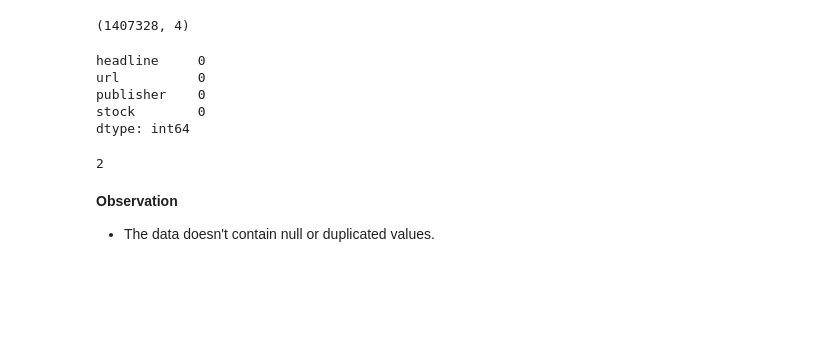
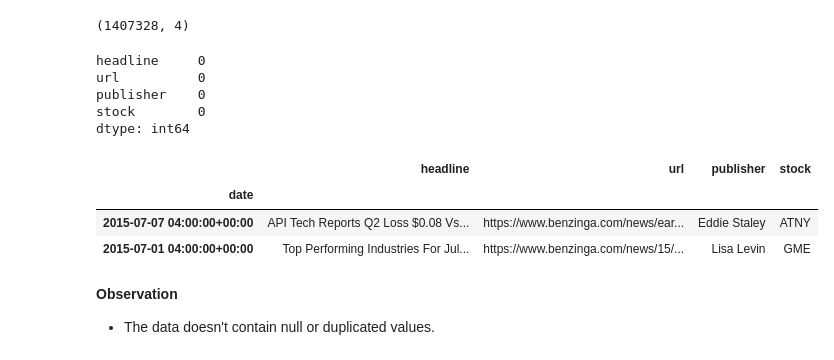
Before and after one commit to Yosef-ft/Stock_Analysis, a Jupyter notebook: notebooks/EDA.ipynb, the cells around one changed output. Cells and saved outputs as stored; diff of their text form; code cells hidden in the pictures; blank space fills up the shorter version.

```diff
--- a/notebooks/EDA.ipynb
+++ b/notebooks/EDA.ipynb
@@ -65,9 +65,12 @@ publisher    0
 stock        0
 dtype: int64
 # %%
-news.duplicated().sum()
+news[news.duplicated()]
 # %% [output]
-2
+|  | headline | url | publisher | stock |
+| date |  |  |  |  |
+| 2015-07-07 04:00:00+00:00 | API Tech Reports Q2 Loss $0.08 Vs... | https://www.benzinga.com/news/ear... | Eddie Staley | ATNY |
+| 2015-07-01 04:00:00+00:00 | Top Performing Industries For Jul... | https://www.benzinga.com/news/15/... | Lisa Levin | GME |
 # %% [markdown]
 **Observation**
 - The data doesn't contain null or duplicated values.
```
Also changed, not shown: parts of 1 cell of this notebook.
